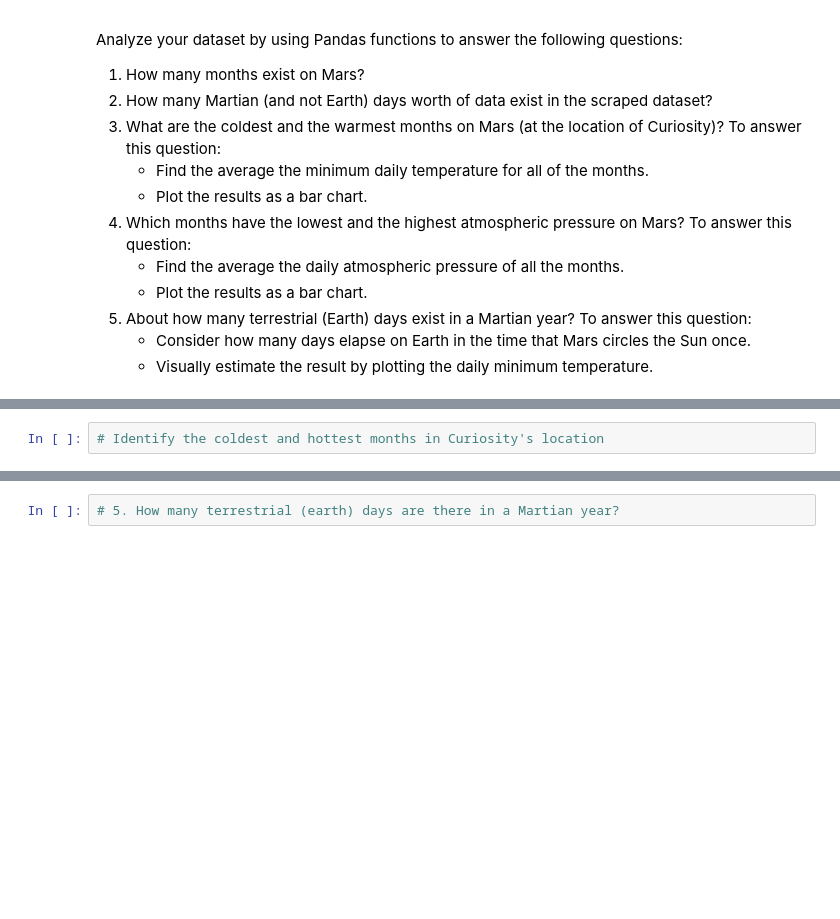
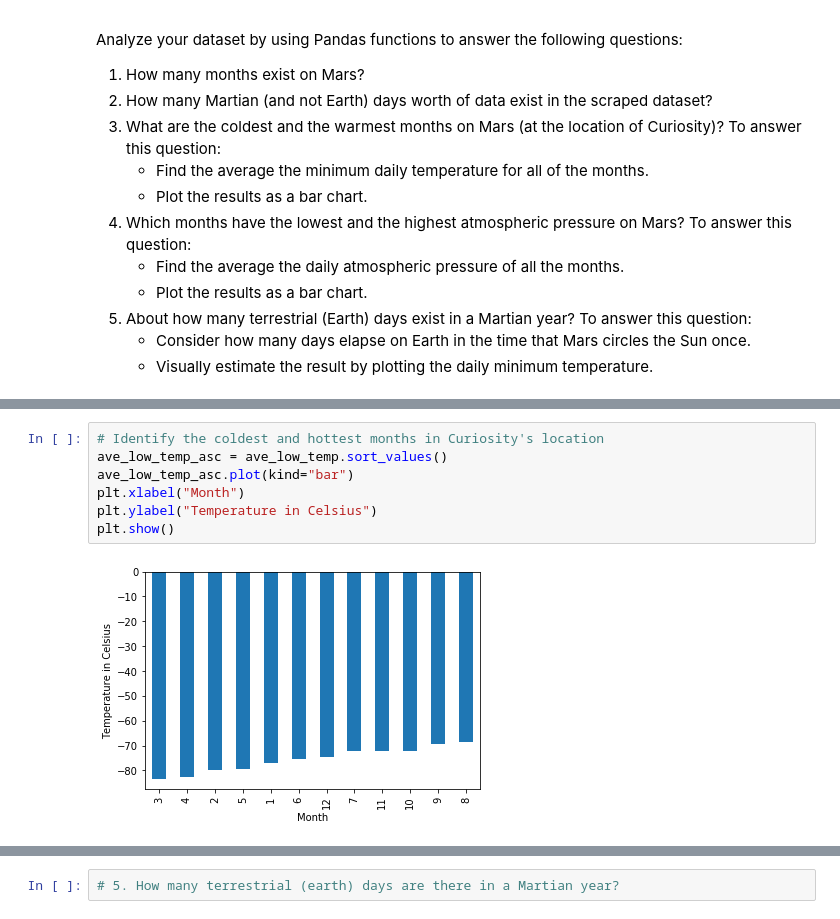
Before and after one commit to jennyalfi/data-collection-challenge, a Jupyter notebook: part_2_mars_weather.ipynb, the cells around one changed output, grey strips where cells are left out. Drawn from its saved outputs; the diff is of its cells as text; blank space fills up the shorter version.

```diff
--- a/part_2_mars_weather.ipynb
+++ b/part_2_mars_weather.ipynb
@@ -190,4 +255,11 @@ Analyze your dataset by using Pandas functions to answer the following questions
 # %%
 # Identify the coldest and hottest months in Curiosity's location
+ave_low_temp_asc = ave_low_temp.sort_values()
+ave_low_temp_asc.plot(kind="bar")
+plt.xlabel("Month")
+plt.ylabel("Temperature in Celsius")
+plt.show()
+# %% [output]
+[figure, added]
 # %%
 # 4. Average pressure by Martian month
```
Also changed, not shown: parts of 15 cells of this notebook, 1 other file.
